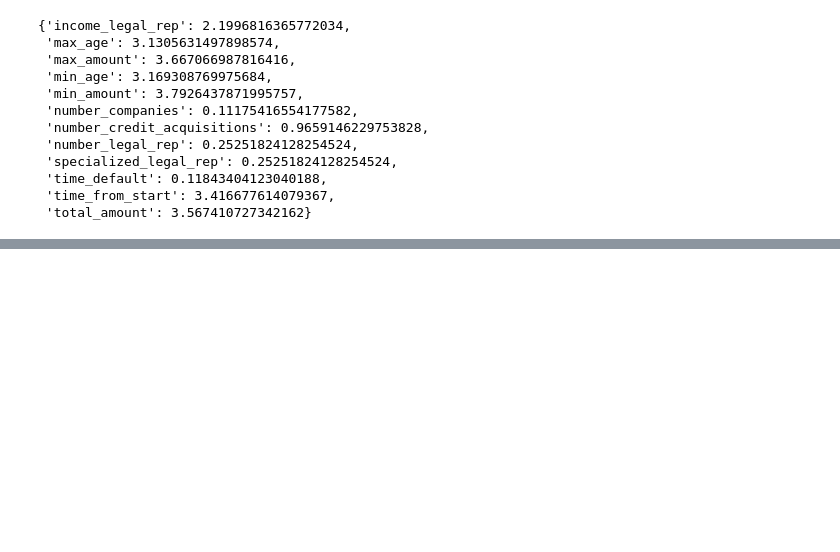
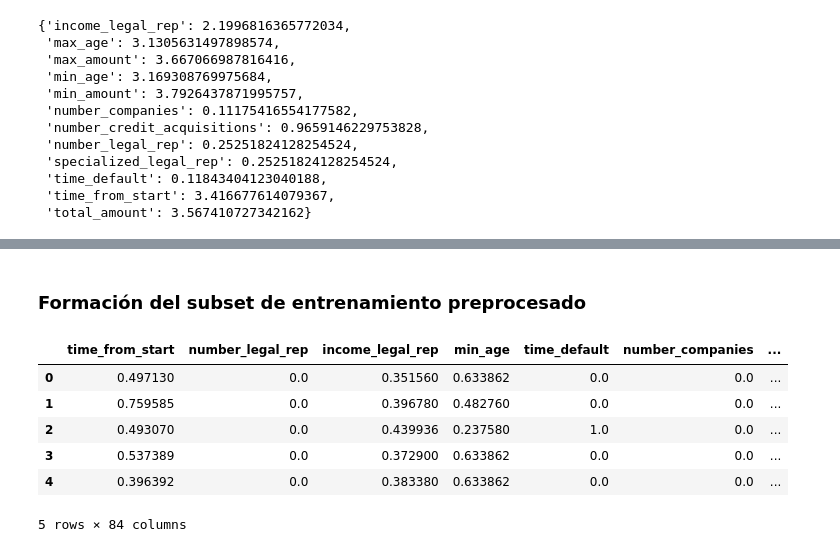
Before and after one commit to rodrigoase/bbva-data-challenge, a Jupyter notebook: Experimentacion.ipynb, the cells around one changed output, grey strips where cells are left out. Drawn from its saved outputs; the diff is of its cells as text; code cells hidden in the pictures; blank space fills up the shorter version.

```diff
--- a/Experimentacion.ipynb
+++ b/Experimentacion.ipynb
@@ -491,0 +545,6 @@ Chi-square Statistic 1296422.000 p_value 0.000
+# %%
+encoder_v1 = OneHotEncoder(handle_unknown='ignore')
+d_v1 = encoder_v1.fit_transform(caract_categ)
+caract_categ_train_ohe_v1 = pd.DataFrame(d_v1.toarray(), columns=encoder_v1.get_feature_names_out())
+
+caract_categ_train_ohe_v1.head()
@@ -491,0 +559,13 @@ Chi-square Statistic 1296422.000 p_value 0.000
+# %% [markdown]
+### Formación del subset de entrenamiento preprocesado
+# %%
+X_train_v1 = pd.concat([caract_num_train_nor_v1, caract_categ_train_ohe_v1], axis = 1)
+X_train_v1.head()
+# %% [output]
+|  | time_from_start | number_legal_rep | income_legal_rep | min_age | time_default | number_companies | ... |
+| 0 | 0.497130 | 0.0 | 0.351560 | 0.633862 | 0.0 | 0.0 | ... |
+| 1 | 0.759585 | 0.0 | 0.396780 | 0.482760 | 0.0 | 0.0 | ... |
+| 2 | 0.493070 | 0.0 | 0.439936 | 0.237580 | 1.0 | 0.0 | ... |
+| 3 | 0.537389 | 0.0 | 0.372900 | 0.633862 | 0.0 | 0.0 | ... |
+| 4 | 0.396392 | 0.0 | 0.383380 | 0.633862 | 0.0 | 0.0 | ... |
+5 rows × 84 columns
```
Also changed, not shown: parts of 58 cells of this notebook.
